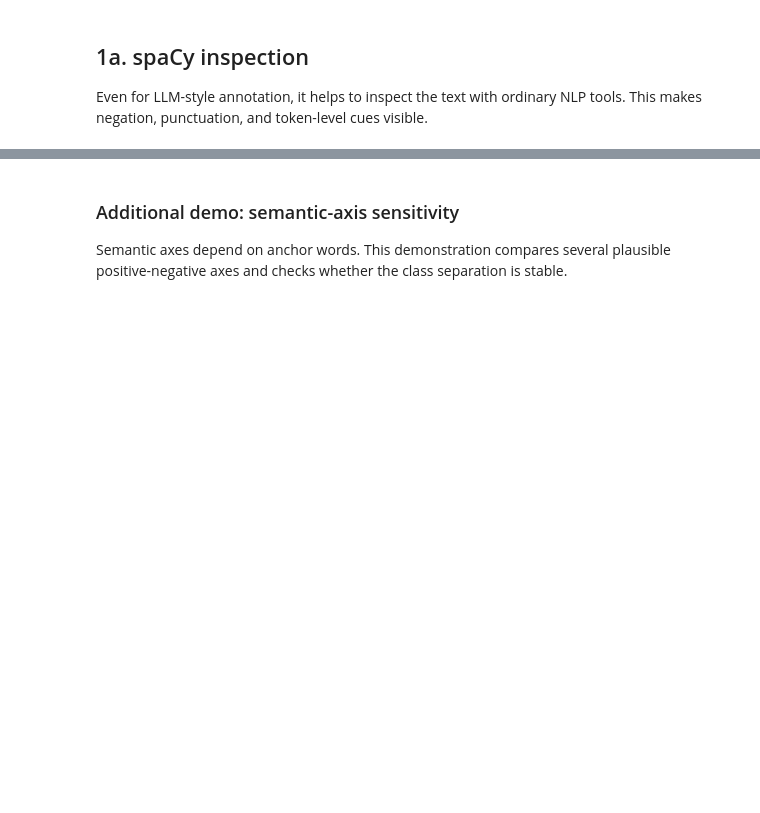
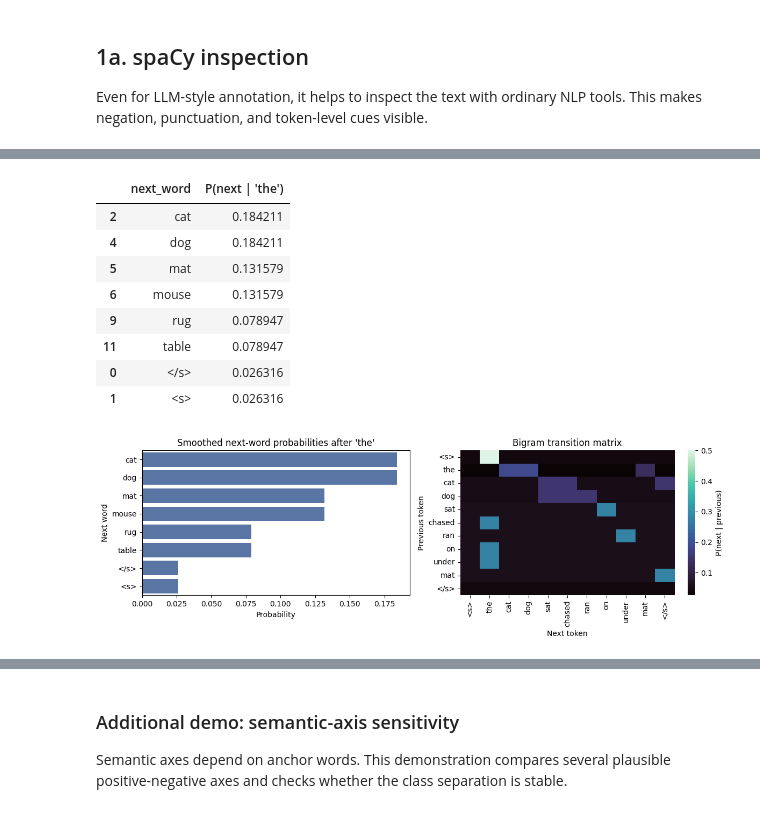
Before and after one commit to PeterTolochko/MethodsNET_Summer_School, a Jupyter notebook: materials/notebooks/day_4_embeddings_and_llms.ipynb, the cells around one changed output, grey strips where cells are left out. Cells and saved outputs as stored; diff of their text form; code cells hidden in the pictures; blank space fills up the shorter version.

```diff
--- a/materials/notebooks/day_4_embeddings_and_llms.ipynb
+++ b/materials/notebooks/day_4_embeddings_and_llms.ipynb
@@ -124,0 +194,68 @@ spacy_token_table(sample.loc[0, 'text']).head(30)
+# %%
+toy_lm_corpus = [
+    'the cat sat on the mat',
+    'the dog sat on the rug',
+    'the cat chased the mouse',
+    'the dog chased the cat',
+    'the mouse ran under the mat',
+    'the dog ran under the table',
+]
+
+
+def lm_tokens(text):
+    return ['<s>'] + spacy_preprocess(text, remove_stop=False, keep_alpha=True, min_len=1) + ['</s>']
+
+
+lm_tokenized = [lm_tokens(text) for text in toy_lm_corpus]
+unigram_counts = Counter(token for sent in lm_tokenized for token in sent)
+bigram_counts = Counter(
+    (sent[i - 1], sent[i])
+    for sent in lm_tokenized
+    for i in range(1, len(sent))
+)
+vocab = sorted(unigram_counts)
+alpha = 0.5
+
+
+def bigram_probability(previous, word, alpha=0.5):
+    numerator = bigram_counts[(previous, word)] + alpha
+    denominator = unigram_counts[previous] + alpha * len(vocab)
+    return numerator / denominator
+
+
+next_word_table = pd.DataFrame({
+    'next_word': vocab,
+    "P(next | 'the')": [bigram_probability('the', word, alpha=alpha) for word in vocab],
+}).sort_values("P(next | 'the')", ascending=False)
+
+transition_words = ['<s>', 'the', 'cat', 'dog', 'sat', 'chased', 'ran', 'on', 'under', 'mat', '</s>']
+transition_matrix = pd.DataFrame(
+    [[bigram_probability(prev, word, alpha=alpha) for word in transition_words] for prev in transition_words],
+    index=transition_words,
+    columns=transition_words,
+)
+
+fig, axes = plt.subplots(1, 2, figsize=(12, 4))
+sns.barplot(data=next_word_table.head(8), x="P(next | 'the')", y='next_word', color='#4C72B0', ax=axes[0])
+axes[0].set_title("Smoothed next-word probabilities after 'the'")
+axes[0].set_xlabel('Probability')
+axes[0].set_ylabel('Next word')
+
+sns.heatmap(transition_matrix, cmap='mako', ax=axes[1], cbar_kws={'label': 'P(next | previous)'})
+axes[1].set_title('Bigram transition matrix')
+axes[1].set_xlabel('Next token')
+axes[1].set_ylabel('Previous token')
+
+plt.tight_layout()
+next_word_table.head(8)
+# %% [output]
+|  | next_word | P(next | 'the') |
+| 2 | cat | 0.184211 |
+| 4 | dog | 0.184211 |
+| 5 | mat | 0.131579 |
+| 6 | mouse | 0.131579 |
+| 9 | rug | 0.078947 |
+| 11 | table | 0.078947 |
+| 0 | </s> | 0.026316 |
+| 1 | <s> | 0.026316 |
+[figure, added]
```
Also changed, not shown: parts of 46 cells of this notebook, 2 other files.
